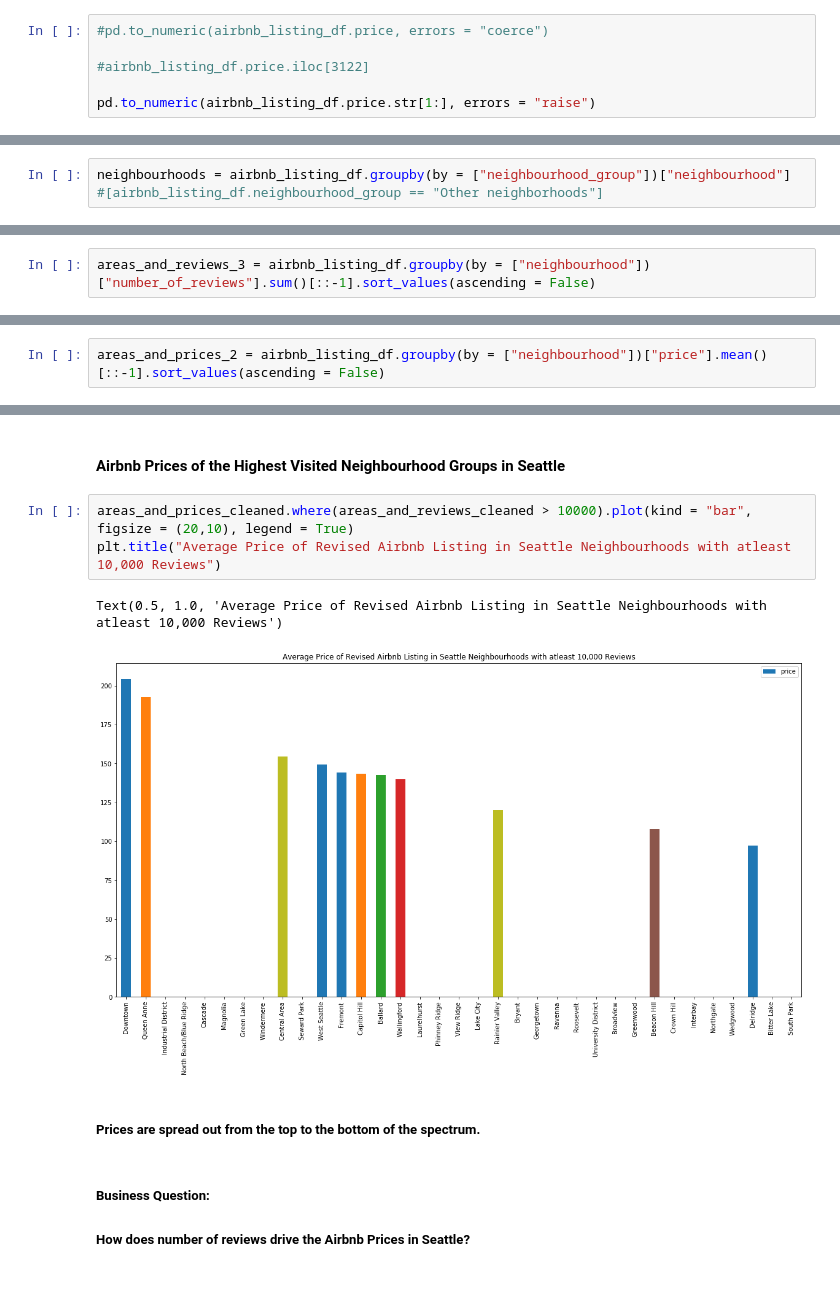
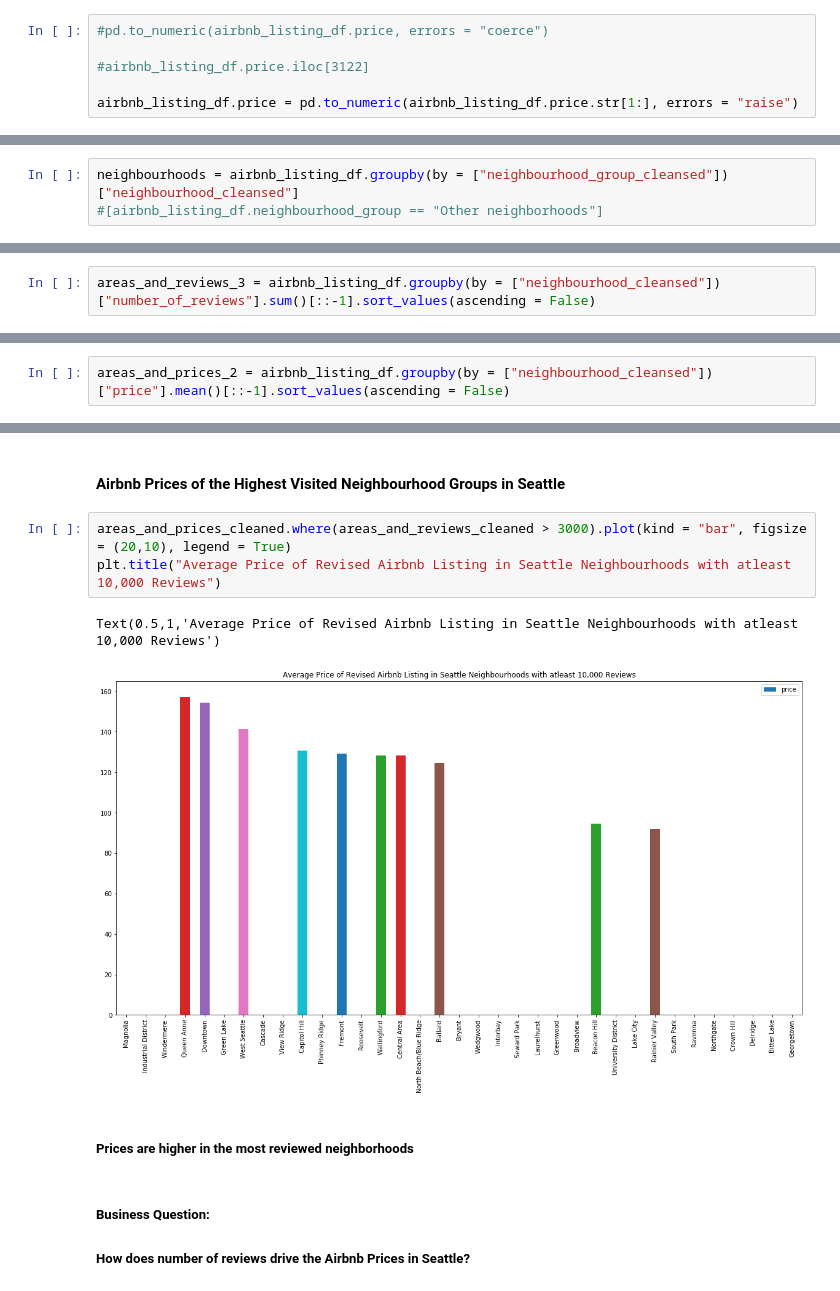
Before and after one commit to SimplifyData/Predict-Airbnb-Prices-in-Seattle, a Jupyter notebook: seattle_kaggle_airbnb.ipynb, the cells around one changed output, grey strips where cells are left out. Cells and saved outputs as stored; diff of their text form.

Commit message:
updating statistical analysis of price vs neighborhoods

```diff
--- a/seattle_kaggle_airbnb.ipynb
+++ b/seattle_kaggle_airbnb.ipynb
@@ -110,4 +110,4 @@ features = airbnb_listing_df.columns.sort_values(ascending = True).tolist()
 
 #airbnb_listing_df.price.iloc[3122]
 
-pd.to_numeric(airbnb_listing_df.price.str[1:], errors = "raise")
+airbnb_listing_df.price = pd.to_numeric(airbnb_listing_df.price.str[1:], errors = "raise")
@@ -395,7 +378,7 @@ Name: reviews_per_month, dtype: float64
 # %% [markdown]
 #### Finding the neighbourhoods associated with Other Neighbourhood Groups
 # %%
-neighbourhoods = airbnb_listing_df.groupby(by = ["neighbourhood_group"])["neighbourhood"]
+neighbourhoods = airbnb_listing_df.groupby(by = ["neighbourhood_group_cleansed"])["neighbourhood_cleansed"]
 #[airbnb_listing_df.neighbourhood_group == "Other neighborhoods"]
 # %%
 other_neighbourhood_list = []
@@ -474,7 +457,7 @@ other_neighbourhood_set
 # %% [markdown]
 #### Number of Reviews in all the neighbourhoods in Seattle
 # %%
-areas_and_reviews_3 = airbnb_listing_df.groupby(by = ["neighbourhood"])["number_of_reviews"].sum()[::-1].sort_values(ascending = False)
+areas_and_reviews_3 = airbnb_listing_df.groupby(by = ["neighbourhood_cleansed"])["number_of_reviews"].sum()[::-1].sort_values(ascending = False)
 # %%
 areas_and_reviews_3
 # %% [output]
@@ -520,7 +503,7 @@ Name: number_of_reviews, dtype: int64
 # %% [markdown]
 #### Prices of Airbnb in all the Neighbourhoods in Seattle
 # %%
-areas_and_prices_2 = airbnb_listing_df.groupby(by = ["neighbourhood"])["price"].mean()[::-1].sort_values(ascending = False)
+areas_and_prices_2 = airbnb_listing_df.groupby(by = ["neighbourhood_cleansed"])["price"].mean()[::-1].sort_values(ascending = False)
 # %%
 areas_and_prices_2
 # %% [output]
@@ -788,13 +771,13 @@ Text(0.5, 1.0, 'Average Price of Revised Airbnb Listing in Seattle Neighbourhood
 # %% [markdown]
 #### Airbnb Prices of the Highest Visited Neighbourhood Groups in Seattle
 # %%
-areas_and_prices_cleaned.where(areas_and_reviews_cleaned > 10000).plot(kind = "bar", figsize = (20,10), legend = True)
+areas_and_prices_cleaned.where(areas_and_reviews_cleaned > 3000).plot(kind = "bar", figsize = (20,10), legend = True)
 plt.title("Average Price of Revised Airbnb Listing in Seattle Neighbourhoods with atleast 10,000 Reviews")
 # %% [output]
-Text(0.5, 1.0, 'Average Price of Revised Airbnb Listing in Seattle Neighbourhoods with atleast 10,000 Reviews')
+Text(0.5,1,'Average Price of Revised Airbnb Listing in Seattle Neighbourhoods with atleast 10,000 Reviews')
-[figure, old version]
+[figure, new version]
-# %% [markdown]
-##### Prices are spread out from the top to the bottom of the spectrum.
+# %% [markdown]
+##### Prices are higher in the most reviewed neighborhoods
 # %% [markdown]
 ##### Business Question:
 ##### How does number of reviews drive the Airbnb Prices in Seattle?
```
Also changed, not shown: parts of 32 cells of this notebook.
